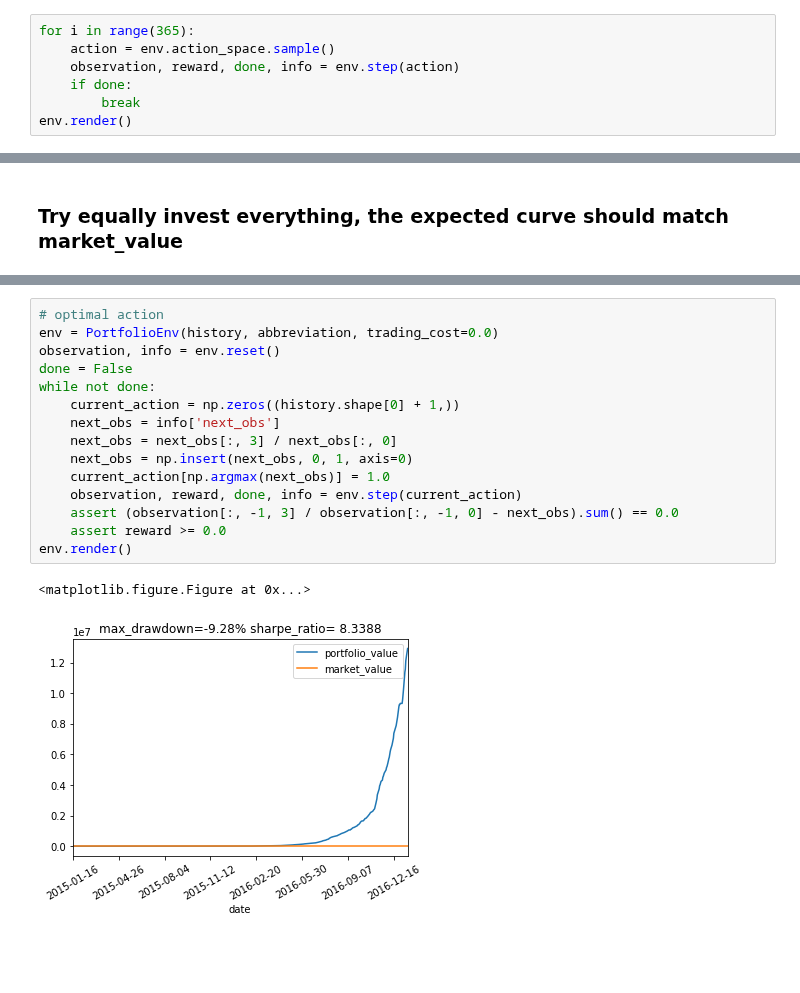
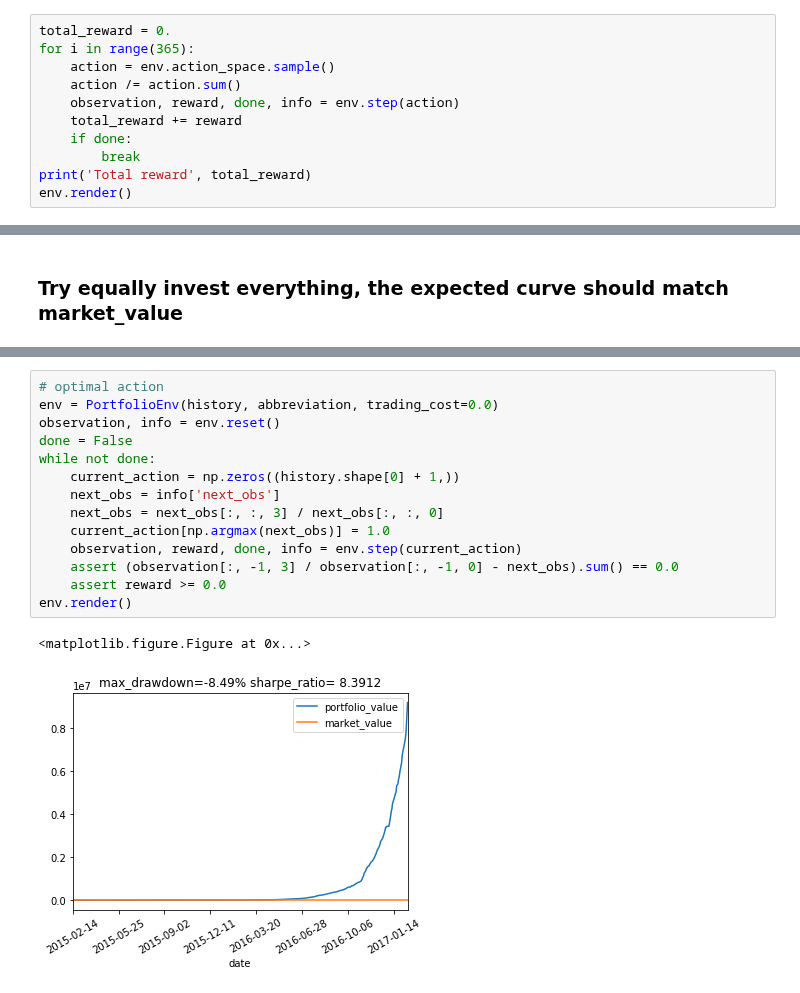
Before and after one commit to vermouth1992/drl-portfolio-management, a Jupyter notebook: src/data_visualization.ipynb, the cells around one changed output, grey strips where cells are left out. Cells and saved outputs as stored; diff of their text form; blank space fills up the shorter version.

```diff
--- a/src/data_visualization.ipynb
+++ b/src/data_visualization.ipynb
@@ -53,10 +57,14 @@ from environment.portfolio import *
 # %%
 env = PortfolioEnv(history, abbreviation)
 # %%
+total_reward = 0.
 for i in range(365):
     action = env.action_space.sample()
+    action /= action.sum()
     observation, reward, done, info = env.step(action)
+    total_reward += reward
     if done:
         break
+print('Total reward', total_reward)
 env.render()
 # %% [output]
@@ -92,18 +101,17 @@ env.render()
 # %%
 # optimal action
 env = PortfolioEnv(history, abbreviation, trading_cost=0.0)
 observation, info = env.reset()
 done = False
 while not done:
     current_action = np.zeros((history.shape[0] + 1,))
     next_obs = info['next_obs']
-    next_obs = next_obs[:, 3] / next_obs[:, 0]
-    next_obs = np.insert(next_obs, 0, 1, axis=0)
+    next_obs = next_obs[:, :, 3] / next_obs[:, :, 0]
     current_action[np.argmax(next_obs)] = 1.0
     observation, reward, done, info = env.step(current_action)
     assert (observation[:, -1, 3] / observation[:, -1, 0] - next_obs).sum() == 0.0
     assert reward >= 0.0
 env.render()
 # %% [output]
 <matplotlib.figure.Figure at 0x...>
-[figure, old version]
+[figure, new version]
```
Also changed, not shown: parts of 5 cells of this notebook, 1 other file.
